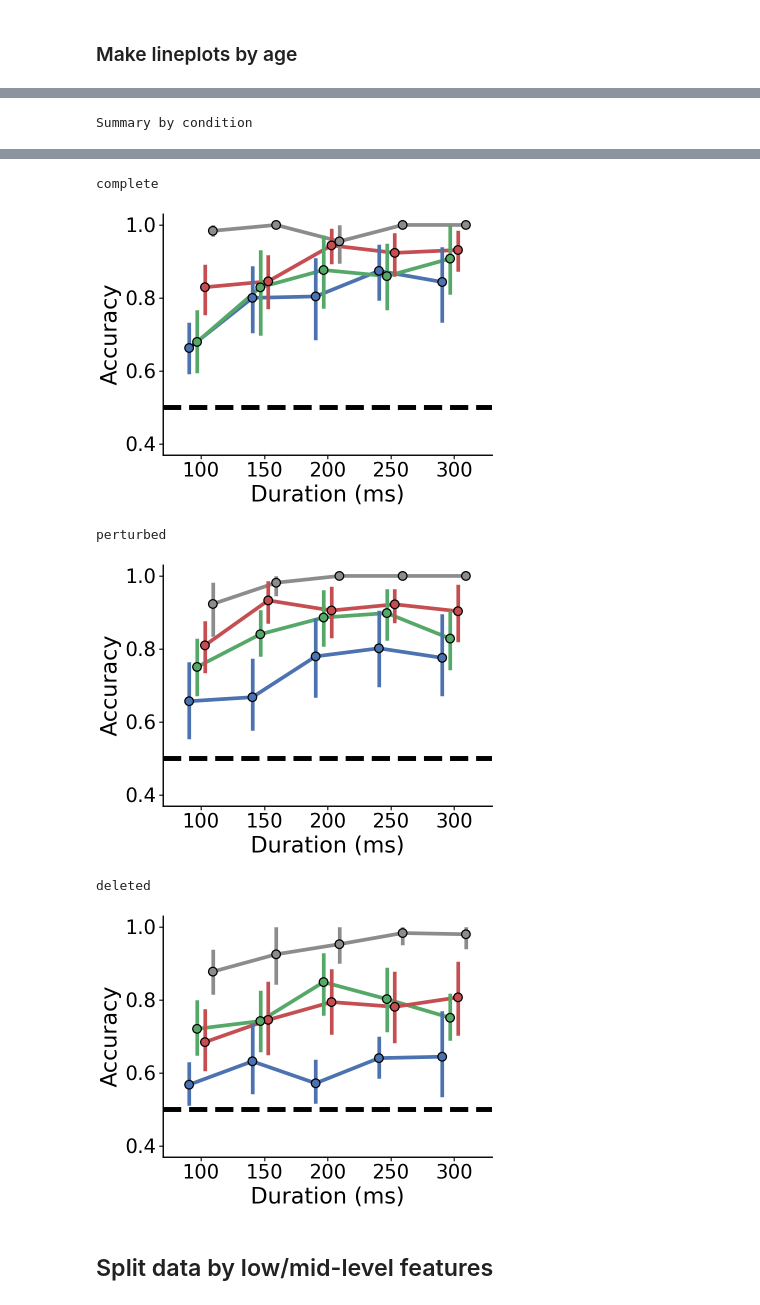
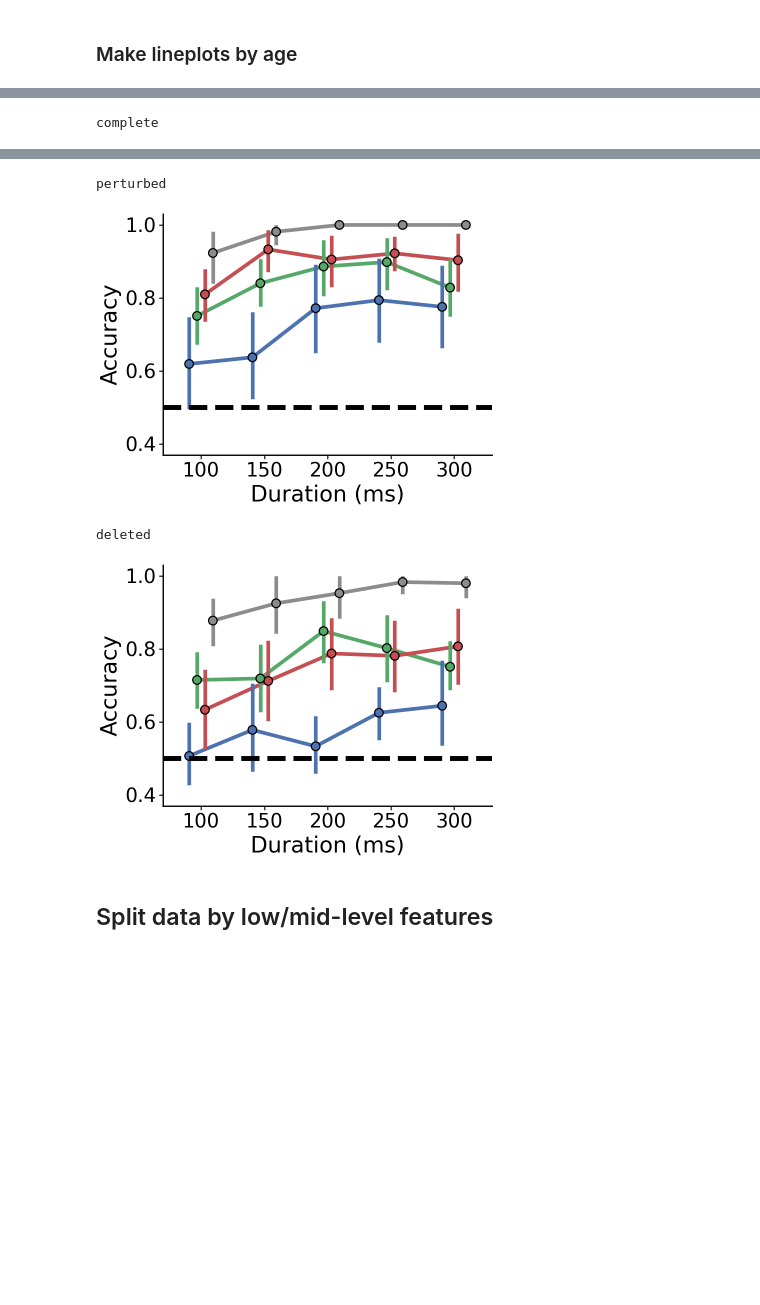
Before and after one commit to vayzenb/kornet, a Jupyter notebook: analyses/sub_analysis.ipynb, the cells around one changed output, grey strips where cells are left out. Cells and saved outputs as stored; diff of their text form; code cells hidden in the pictures; blank space fills up the shorter version.

```diff
--- a/analyses/sub_analysis.ipynb
+++ b/analyses/sub_analysis.ipynb
@@ -228,17 +249,3 @@ M    62
 dtype: int64
 Mean age: 4.617301587301587
 Age range: 3.05 - 5.95
-# %%
-#print number of unique subjects with imputed data out of total number of subjects
-print(f'Number of subjects with imputed data: {len(sub_summary[(sub_summary["imputed"]==1) & (sub_summary['duration'] == .1
-                                                                                              )]["sub"].unique())} out of {len(sub_info)}')
-
-#print number of unique subjects with imputed data per condition
-print(f'Number of subjects with imputed data per condition:')
-for cond in conds:
-    print(f'{cond}: {len(sub_summary[(sub_summary["imputed"]==1) & (sub_summary['duration'] == .1) & (sub_summary['cond'] == cond)]["sub"].unique())} out of {len(sub_summary[sub_summary["cond"]==cond]["sub"].unique())}')
-
-
-#for each subject in sub_info put a 1 in the imputed column if they have imputed data for the .1 duration
-sub_info['imputed'] = 0
-sub_info['imputed'] = sub_info['sub'].apply(lambda x: 1 if x in sub_summary[(sub_summary["imputed"]==1) & (sub_summary['duration'] == .1)]["sub"].unique() else 0)
@@ -446,7 +415,7 @@ def make_line_plot(summary, grouping, name, colors):
     #in plotnine create line graph with x = duration, y = accuracy, fill = cond
     p = ggplot(summary, aes(x='factor(duration)', y='acc', fill=grouping, group = grouping)) + \
         geom_line(aes(color = grouping), stat = 'summary', size = 1.5, position = position_dodge(width=.5)) + \
-        geom_linerange(aes(color = grouping),stat = 'summary', size = 1.5, position = position_dodge(width=.5)) + \
+        geom_linerange(aes(x='factor(duration)', ymin="ci_low", ymax="ci_high", color = grouping), size = 1.5, position = position_dodge(width=.5)) + \
         geom_point( stat = 'summary', size = 3, position = position_dodge(width=.5)) + \
         scale_fill_manual(values = colors) + \
         scale_color_manual(values = colors) + \
@@ -471,13 +481,4 @@ def make_line_plot(summary, grouping, name, colors):
 # %%
-#load data
-sub_summary = pd.read_csv(f'{results_dir}/group_data/sub_summary_long_imputed_at_chance.csv')
-#remove .35 duration
-sub_summary = sub_summary[sub_summary['duration'] != .35]
-#replace duration with duration label
-sub_summary['duration'] = sub_summary['duration'].replace({.3:300, .25:250, .2:200, .15:150, .1:100})
-#make duration integers
-sub_summary['duration'] = sub_summary['duration'].astype(int)
-
 #load adult data
 sub_summary_adult = pd.read_csv(f'{results_dir}/group_data/sub_summary_adult.csv')
 
@@ -486,17 +487,10 @@ sub_summary_adult['duration'] = sub_summary_adult['duration'].replace({.3:300, .
 #make duration integers
 sub_summary_adult['duration'] = sub_summary_adult['duration'].astype(int)
 
+#append adult data to sub_summary
+sub_summary = pd.concat([sub_summary, sub_summary_adult], axis = 0)
 
 
-
-
-print('Summary by condition')
-colors = [all_colors_hex[3],all_colors_hex[0],all_colors_hex[2]]
-make_line_plot(sub_summary,'cond','summary_by_condition', colors)
-
-
-#append adult data to sub_summary
-sub_summary = pd.concat([sub_summary, sub_summary_adult], axis = 0)
 
 
 #loop through conds and make line plots
@@ -504,6 +498,20 @@ for cond in conds:
     print(cond)
     kid_colors = [all_colors_hex[0],all_colors_hex[2],all_colors_hex[3],all_colors_hex[7]]
     sub_summary_cond = sub_summary[sub_summary['cond'] == cond]
-    make_line_plot(sub_summary_cond,'age_group', f'{cond}_by_age_group',kid_colors)
+
+    #group by age group and duration
+    sub_summary_grouped = sub_summary_cond.groupby(['age_group','duration'])['acc'].mean().reset_index()
+
+    #compute CIs and add to sub_summary_grouped
+    for age in age_groups:
+        for dur in duration_labels:
+            curr_df = sub_summary_cond[(sub_summary_cond['age_group'] == age) & (sub_summary_cond['duration'] == dur)]
+            ci_low, ci_high = compute_cis(curr_df)
+
+            #add to sub_summary_grouped
+            sub_summary_grouped.loc[(sub_summary_grouped['age_group'] == age) & (sub_summary_grouped['duration'] == dur), 'ci_low'] = ci_low
+            sub_summary_grouped.loc[(sub_summary_grouped['age_group'] == age) & (sub_summary_grouped['duration'] == dur), 'ci_high'] = ci_high
+
+    make_line_plot(sub_summary_grouped,'age_group', f'{cond}_by_age_group',kid_colors)
 # %% [output]
-Summary by condition
+complete
@@ -511,9 +519,7 @@ Summary by condition
-complete
+perturbed
-[figure, old version]
+[figure, new version]
-perturbed
+deleted
-[figure, old version]
+[figure, new version]
-deleted
-[figure, removed]
 # %% [markdown]
 ## Split data by low/mid-level features
 # %%
```
Also changed, not shown: parts of 5 cells of this notebook, 5 other files.
